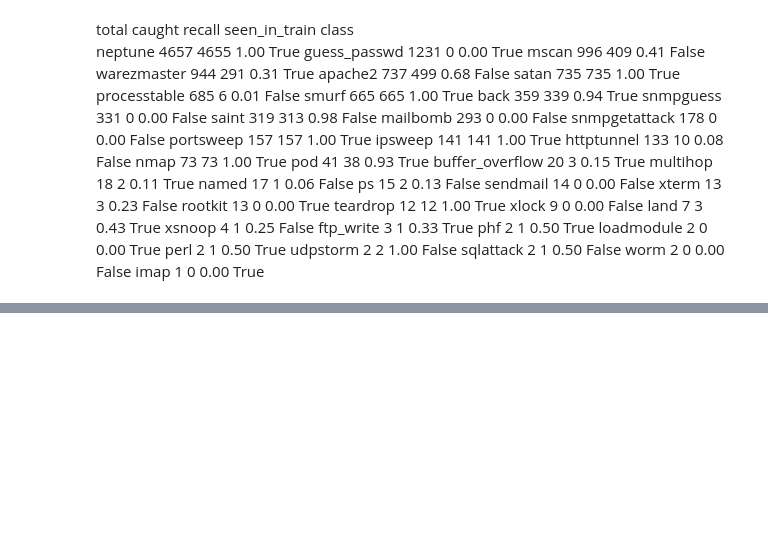
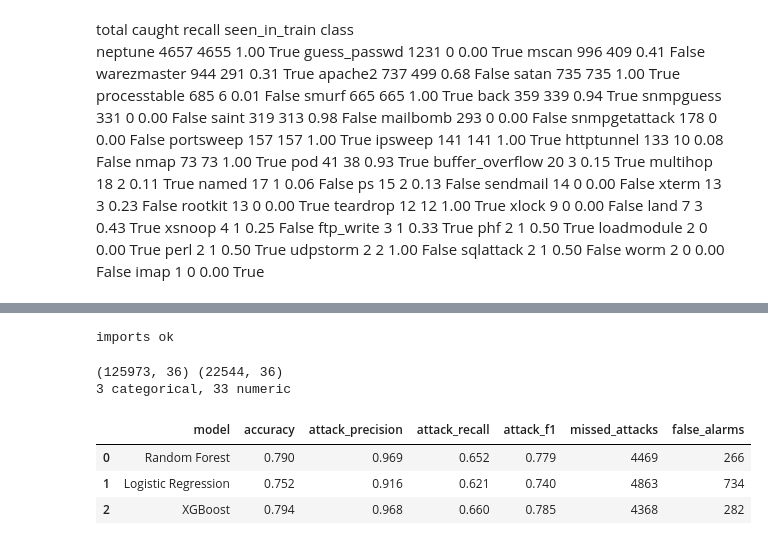
Before and after one commit to shlok3664/spiral, a Jupyter notebook: notebooks/01_baseline.ipynb, the cells around one changed output, grey strips where cells are left out. Cells and saved outputs as stored; diff of their text form; code cells hidden in the pictures; blank space fills up the shorter version.

```diff
--- a/notebooks/01_baseline.ipynb
+++ b/notebooks/01_baseline.ipynb
@@ -253,0 +301,73 @@ NameError: name 'Pipeline' is not defined
+# %%
+import pandas as pd
+import numpy as np
+import matplotlib.pyplot as plt
+
+from sklearn.compose import ColumnTransformer
+from sklearn.preprocessing import OneHotEncoder, StandardScaler
+from sklearn.pipeline import Pipeline
+from sklearn.ensemble import RandomForestClassifier
+from sklearn.linear_model import LogisticRegression
+from sklearn.metrics import confusion_matrix, accuracy_score, precision_score, recall_score, f1_score
+from xgboost import XGBClassifier
+
+print("imports ok")
+# %% [output]
+imports ok
+# %%
+train = pd.read_parquet("../data/KDDTrain.parquet")
+test  = pd.read_parquet("../data/KDDTest.parquet")
+
+y_train = (train["class"] != "normal").astype(int)
+y_test  = (test["class"]  != "normal").astype(int)
+
+X_train = train.drop(columns=["class", "classnum"])
+X_test  = test.drop(columns=["class", "classnum"])
+
+cat_cols = ["protocol_type", "service", "flag"]
+num_cols = [c for c in X_train.columns if c not in cat_cols]
+
+preprocessor = ColumnTransformer([
+    ("cat", OneHotEncoder(handle_unknown="ignore"), cat_cols),
+    ("num", StandardScaler(), num_cols),
+])
+
+print(X_train.shape, X_test.shape)
+print(len(cat_cols), "categorical,", len(num_cols), "numeric")
+# %% [output]
+(125973, 36) (22544, 36)
+3 categorical, 33 numeric
+# %%
+def score(name, y_true, y_pred):
+    tn, fp, fn, tp = confusion_matrix(y_true, y_pred).ravel()
+    return {
+        "model": name,
+        "accuracy": round(accuracy_score(y_true, y_pred), 3),
+        "attack_precision": round(precision_score(y_true, y_pred), 3),
+        "attack_recall": round(recall_score(y_true, y_pred), 3),
+        "attack_f1": round(f1_score(y_true, y_pred), 3),
+        "missed_attacks": fn,
+        "false_alarms": fp,
+    }
+
+models = {
+    "Random Forest": RandomForestClassifier(n_estimators=100, random_state=42, n_jobs=-1),
+    "Logistic Regression": LogisticRegression(max_iter=1000),
+    "XGBoost": XGBClassifier(n_estimators=200, random_state=42, n_jobs=-1),
+}
+
+results = []
+fitted = {}
+for name, clf in models.items():
+    pipe = Pipeline([("prep", preprocessor), ("clf", clf)])
+    pipe.fit(X_train, y_train)
+    fitted[name] = pipe
+    results.append(score(name, y_test, pipe.predict(X_test)))
+
+comparison = pd.DataFrame(results)
+comparison
+# %% [output]
+|  | model | accuracy | attack_precision | attack_recall | attack_f1 | missed_attacks | false_alarms |
+| 0 | Random Forest | 0.790 | 0.969 | 0.652 | 0.779 | 4469 | 266 |
+| 1 | Logistic Regression | 0.752 | 0.916 | 0.621 | 0.740 | 4863 | 734 |
+| 2 | XGBoost | 0.794 | 0.968 | 0.660 | 0.785 | 4368 | 282 |
```
Also changed, not shown: parts of 18 cells of this notebook.
